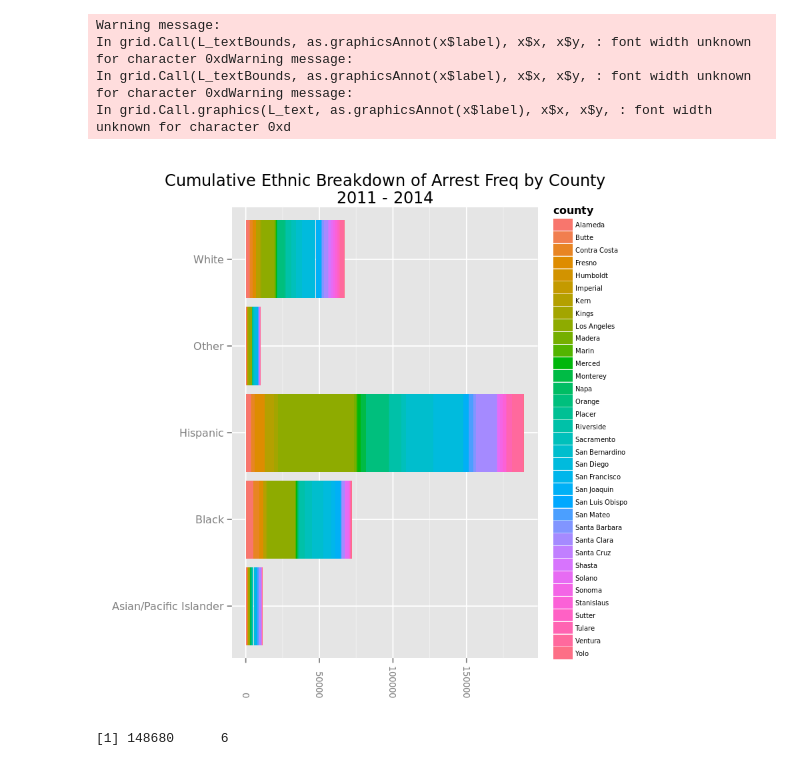
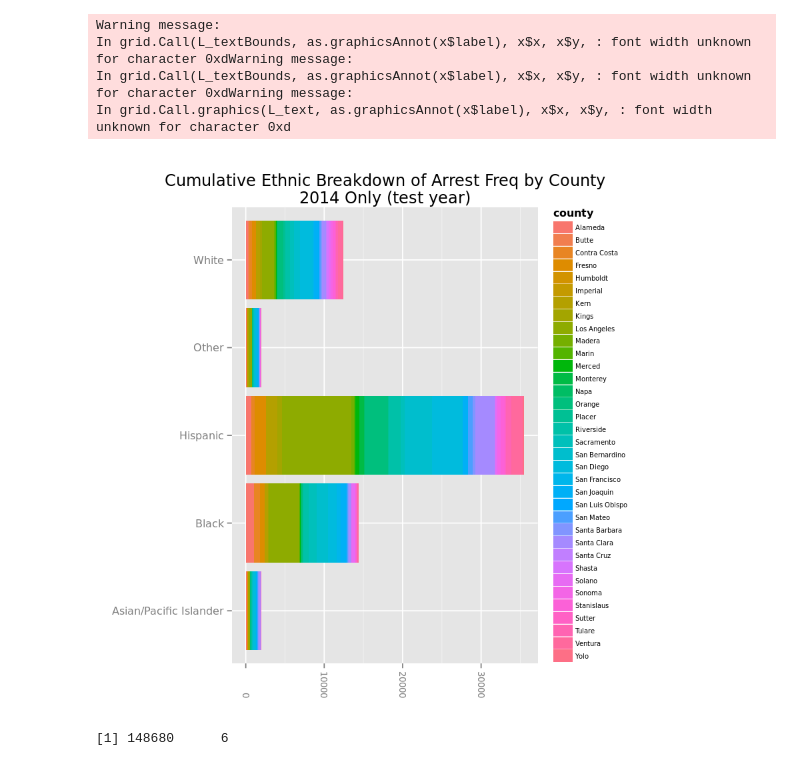
Before and after one commit to sjesupaul/CA_DOJ_OpenJustice, a Jupyter notebook: ethnic_enforcement_outliers.ipynb, the cells around one changed output. Cells and saved outputs as stored; diff of their text form; code cells hidden in the pictures.

```diff
--- a/ethnic_enforcement_outliers.ipynb
+++ b/ethnic_enforcement_outliers.ipynb
@@ -1,7 +1,7 @@
 # %%
 ## Status, as of June 28, 2016:
 ## - Pretty much done, although I'd like to convert the nested for loop into a window function call.
-## - Would like to add all years and do a final large panel plot that highlights outliers per year.
+## - Would like to create a final large panel plot that highlights outliers per year.
 
 ## Prep the workspace
 library("AzureML")
@@ -11,11 +11,10 @@ ws <- workspace()
 ## Please note: We could automate file name detection/grabbing in a local version of this, but we're
 ## trying to lean on Azure ML's processing power, so we've gotta' work with their obfuscation of
 ## dataset paths.
-file_names <- c("ca_doj_arrests_deidentified_2014_05-07-2016.csv",
-                "ca_doj_arrests_deidentified_2013_05-07-2016.csv",
-                "ca_doj_arrests_deidentified_2012_05-07-2016.csv",
-                "ca_doj_arrests_deidentified_2011_05-07-2016.csv")
-dat_arrests <- do.call(rbind, download.datasets(ws, file_names))
+file_names <- grep("^ca_doj_arrests.*csv", ws$datasets$Name, value = T)
+
+## Subset to only 2005-2014, because our population data only begins in 2005
+dat_arrests <- do.call(rbind, download.datasets(ws, file_names[!grepl("200[0-4]", file_names)]))
 
 ## Remove row names
 row.names(dat_arrests) <- NULL
@@ -108,22 +117,21 @@ In grid.Call.graphics(L_text, as.graphicsAnnot(x$label), x$x, x$y, : font width
 # %%
 ## Stacked bar chart: ethnic breakdown of arrests, stacked between counties.
-## Again, this is before normalizing by ethnic population.
-plot_ethnic2 <- ggplot(cty_ethnic, aes(x = race_or_ethnicity, y = total, fill = county)) +
+plot_ethnic2 <- ggplot(cty_ethnic[cty_ethnic$arrest_year %in% "2014",], aes(x = race_or_ethnicity, y = total, fill = county)) +
                 geom_bar(stat = "identity") + coord_flip() +
                 theme(axis.text.x=element_text(angle=-90,hjust=1,vjust=0.5, size = 8), axis.text.x=element_text(size = 8),
                       strip.text=element_text(size = 8), axis.title.x=element_blank(), axis.title.y=element_blank(),
                       legend.text=element_text(size= 6), legend.key.height=unit(.4, "cm")) +
                 ggtitle("Cumulative Ethnic Breakdown of Arrest Freq by County\r
-2011 - 2014")
+2014 Only (test year)")
 
 ## Print plot
 plot_ethnic2
 # %% [output]
 Warning message:
 In grid.Call(L_textBounds, as.graphicsAnnot(x$label), x$x, x$y, : font width unknown for character 0xdWarning message:
 In grid.Call(L_textBounds, as.graphicsAnnot(x$label), x$x, x$y, : font width unknown for character 0xdWarning message:
 In grid.Call.graphics(L_text, as.graphicsAnnot(x$label), x$x, x$y, : font width unknown for character 0xd
-[figure, old version]
+[figure, new version]
 # %%
 ## Now, let's preview the population data
 dim(dat_pop)
```
Also changed, not shown: parts of 13 cells of this notebook, 3 other files.
